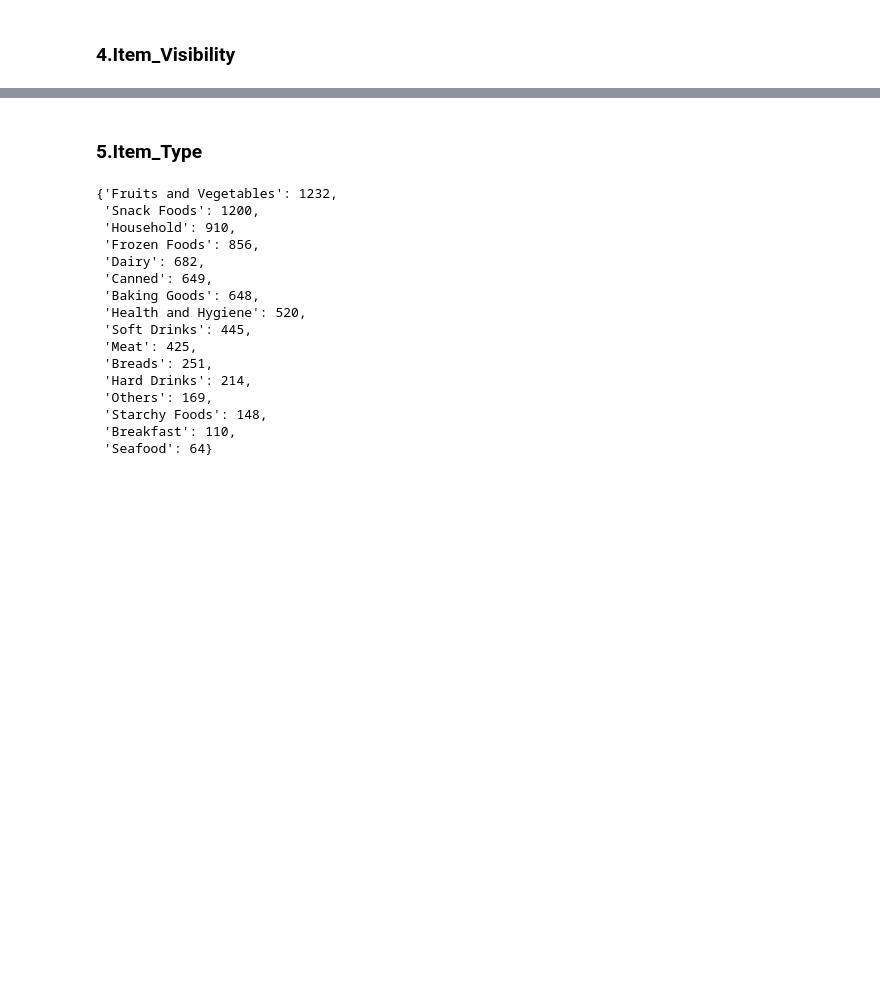
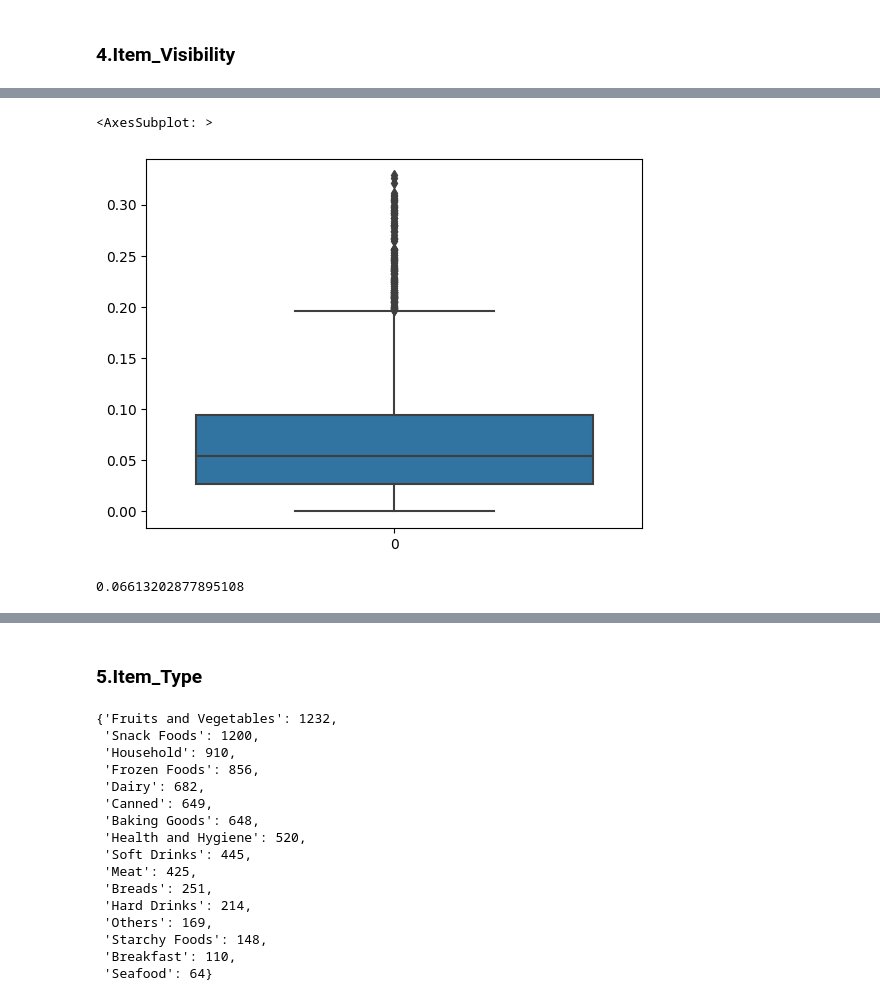
Before and after one commit to dhirajkeswani/Store-Sales-Prediction, a Jupyter notebook: Model Building.ipynb, the cells around one changed output, grey strips where cells are left out. Drawn from its saved outputs; the diff is of its cells as text; code cells hidden in the pictures; blank space fills up the shorter version.

```diff
--- a/Model Building.ipynb
+++ b/Model Building.ipynb
@@ -94,0 +138,9 @@ sales_data
+# %%
+sns.boxplot(sales_data['Item_Visibility'])
+# %% [output]
+<AxesSubplot: >
+[figure, added]
+# %%
+sales_data['Item_Visibility'].mean()
+# %% [output]
+0.06613202877895108
```
Also changed, not shown: parts of 41 cells of this notebook.
